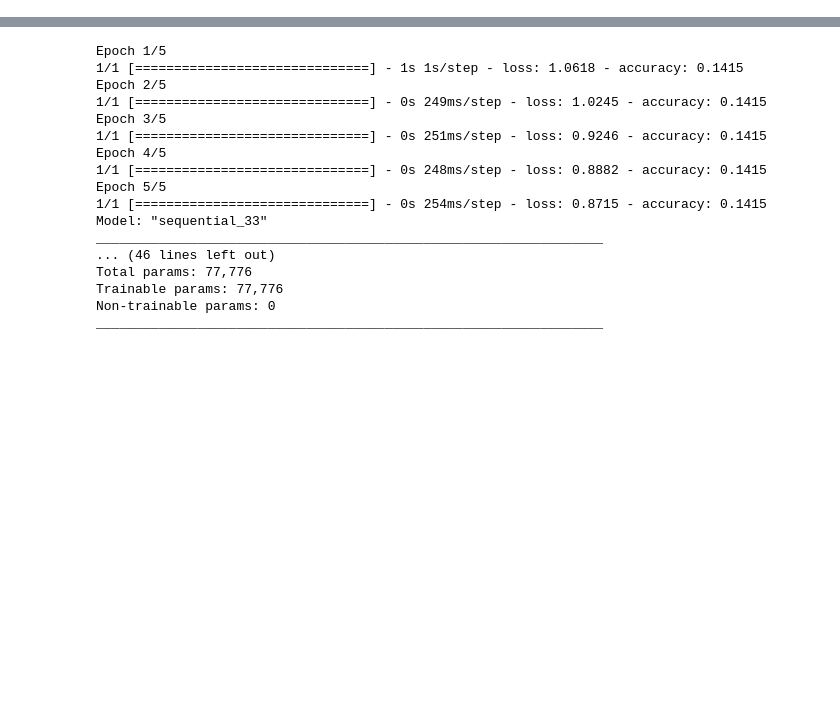
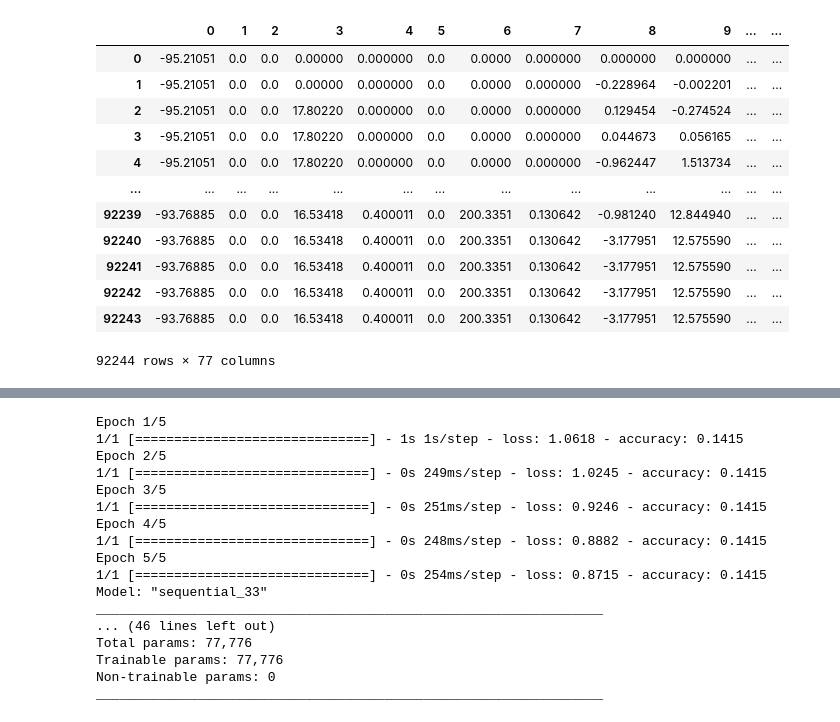
Before and after one commit to joelwwiggins/car_ml, a Jupyter notebook: Copy_of_notebook_test.ipynb, the cells around one changed output, grey strips where cells are left out. Drawn from its saved outputs; the diff is of its cells as text; code cells hidden in the pictures; blank space fills up the shorter version.

```diff
--- a/Copy_of_notebook_test.ipynb
+++ b/Copy_of_notebook_test.ipynb
@@ -18,3 +34,29 @@ df_np=df.to_numpy()
+# %%
+#import module to dertermine which data has a high colinearlity
+from sklearn.feature_selection import VarianceThreshold
+
+#remove features with low variance
+sel = VarianceThreshold(threshold=(.8 * (1 - .8)))
+df_np_short=sel.fit_transform(df_np)
+
+#convert back to dataframe
+df_short=pd.DataFrame(df_np_short)
+
+df_short
+# %% [output]
+|  | 0 | 1 | 2 | 3 | 4 | 5 | 6 | 7 | 8 | 9 | ... | ... |
+| 0 | -95.21051 | 0.0 | 0.0 | 0.00000 | 0.000000 | 0.0 | 0.0000 | 0.000000 | 0.000000 | 0.000000 | ... | ... |
+| 1 | -95.21051 | 0.0 | 0.0 | 0.00000 | 0.000000 | 0.0 | 0.0000 | 0.000000 | -0.228964 | -0.002201 | ... | ... |
+| 2 | -95.21051 | 0.0 | 0.0 | 17.80220 | 0.000000 | 0.0 | 0.0000 | 0.000000 | 0.129454 | -0.274524 | ... | ... |
+| 3 | -95.21051 | 0.0 | 0.0 | 17.80220 | 0.000000 | 0.0 | 0.0000 | 0.000000 | 0.044673 | 0.056165 | ... | ... |
+| 4 | -95.21051 | 0.0 | 0.0 | 17.80220 | 0.000000 | 0.0 | 0.0000 | 0.000000 | -0.962447 | 1.513734 | ... | ... |
+| ... | ... | ... | ... | ... | ... | ... | ... | ... | ... | ... | ... | ... |
+| 92239 | -93.76885 | 0.0 | 0.0 | 16.53418 | 0.400011 | 0.0 | 200.3351 | 0.130642 | -0.981240 | 12.844940 | ... | ... |
+| 92240 | -93.76885 | 0.0 | 0.0 | 16.53418 | 0.400011 | 0.0 | 200.3351 | 0.130642 | -3.177951 | 12.575590 | ... | ... |
+| 92241 | -93.76885 | 0.0 | 0.0 | 16.53418 | 0.400011 | 0.0 | 200.3351 | 0.130642 | -3.177951 | 12.575590 | ... | ... |
+| 92242 | -93.76885 | 0.0 | 0.0 | 16.53418 | 0.400011 | 0.0 | 200.3351 | 0.130642 | -3.177951 | 12.575590 | ... | ... |
+| 92243 | -93.76885 | 0.0 | 0.0 | 16.53418 | 0.400011 | 0.0 | 200.3351 | 0.130642 | -3.177951 | 12.575590 | ... | ... |
+92244 rows × 77 columns
 # %%
 #train test split the data into the autoencoder input
 #create a a model with an autoencoder to have the output be the input
```
Also changed, not shown: parts of 5 cells of this notebook, 1 other file.
